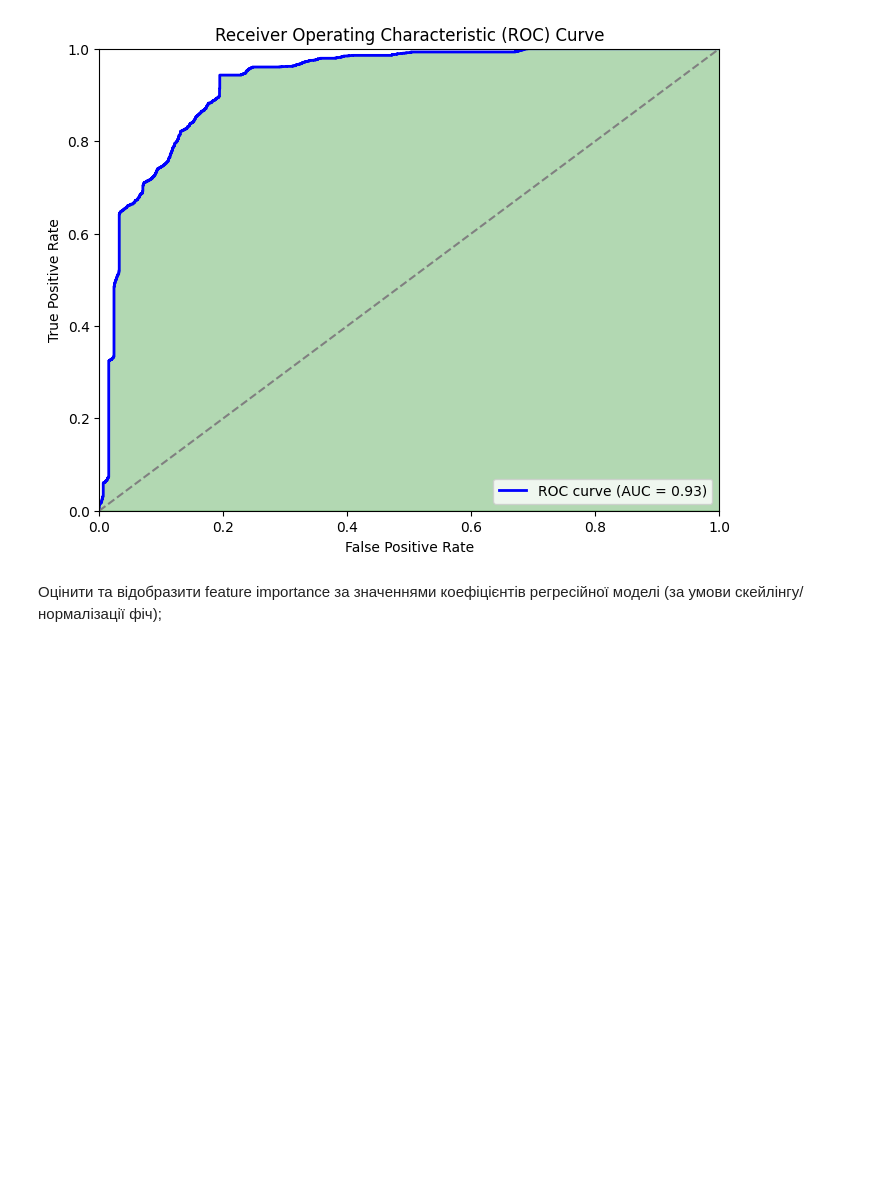
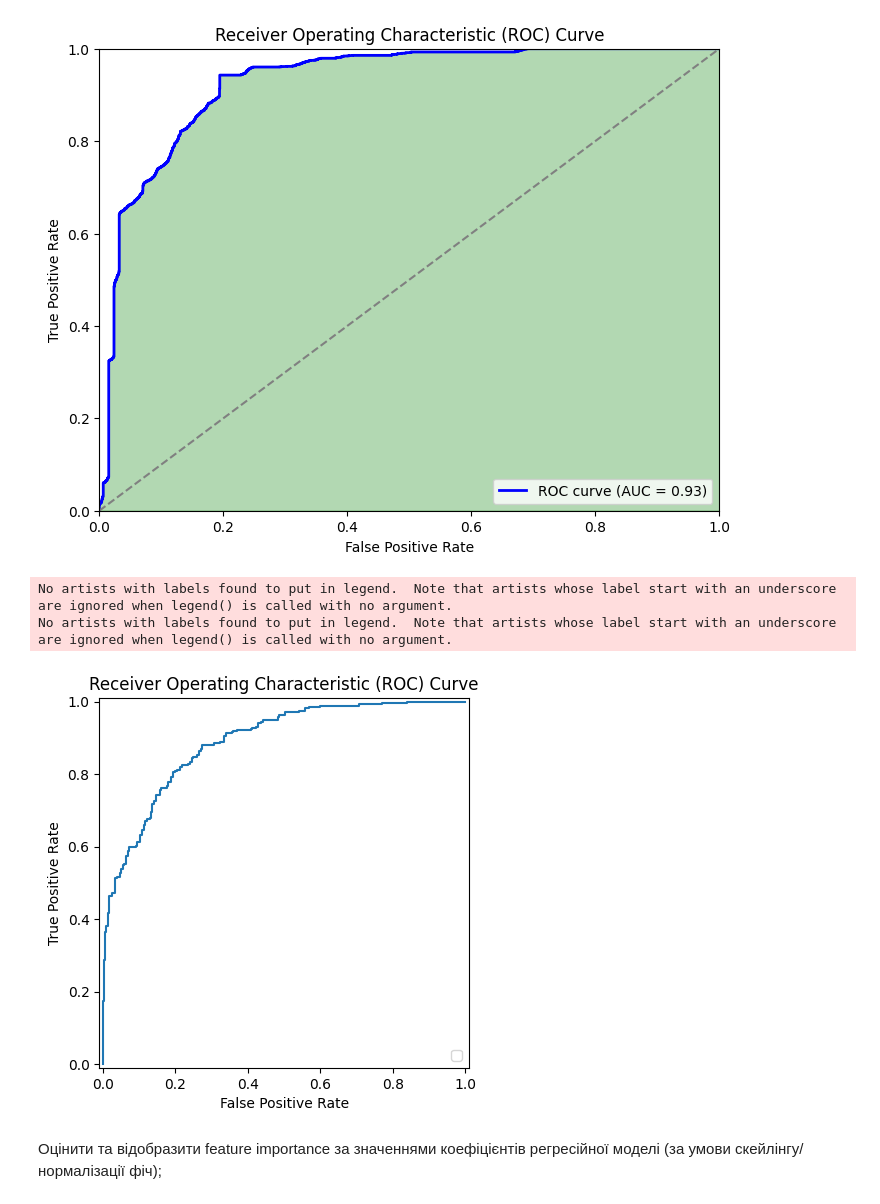
Before and after one commit to Valakas148/ML, a Jupyter notebook: lr3/lr3.ipynb, the cells around one changed output. Cells and saved outputs as stored; diff of their text form; code cells hidden in the pictures; blank space fills up the shorter version.

```diff
--- a/lr3/lr3.ipynb
+++ b/lr3/lr3.ipynb
@@ -298,6 +299,18 @@ plt.legend(loc='lower right')
 plt.show()
 # %% [output]
 [figure]
+# %%
+roc_display = RocCurveDisplay(fpr=fpr, tpr=tpr)
+roc_display.plot()
+plt.xlabel('False Positive Rate')
+plt.ylabel('True Positive Rate')
+plt.title('Receiver Operating Characteristic (ROC) Curve')
+plt.legend(loc='lower right')
+plt.show()
+# %% [output]
+No artists with labels found to put in legend.  Note that artists whose label start with an underscore are ignored when legend() is called with no argument.
+No artists with labels found to put in legend.  Note that artists whose label start with an underscore are ignored when legend() is called with no argument.
+[figure, added]
 # %% [markdown]
 Оцінити та відобразити feature importance за значеннями коефіцієнтів регресійної моделі (за умови скейлінгу/нормалізації фіч);
 # %%
```
Also changed, not shown: parts of 3 cells of this notebook.
